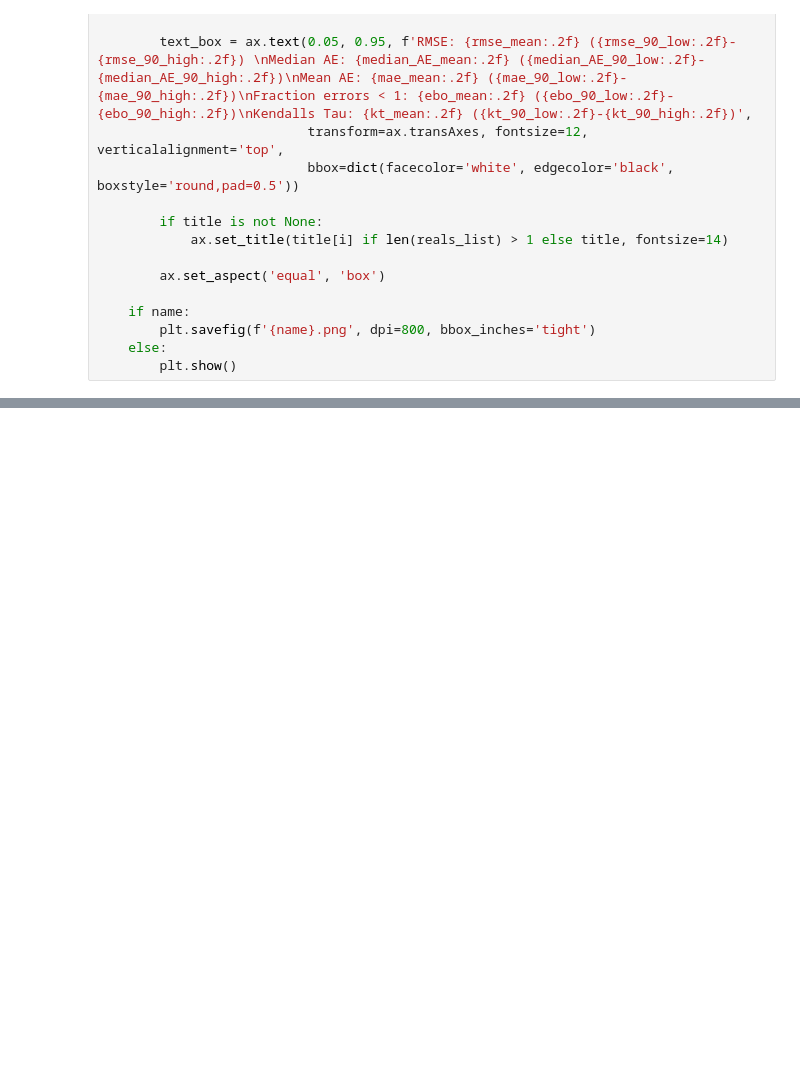
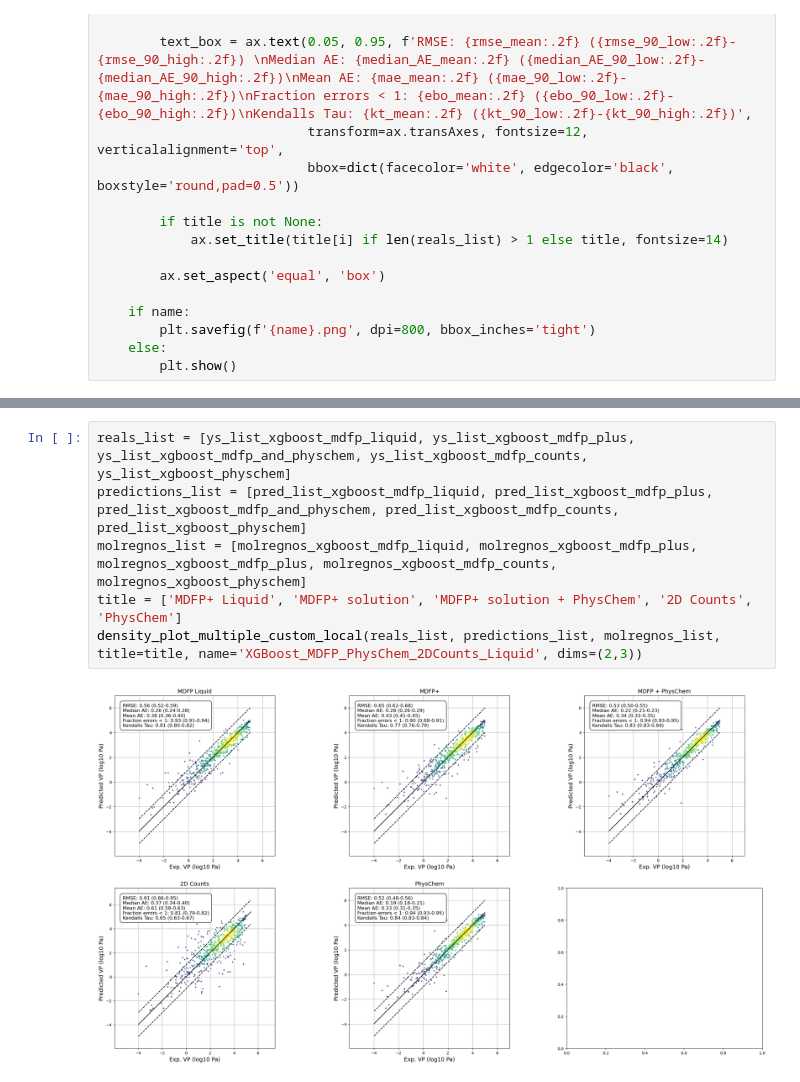
Before and after one commit to Cschiebroek/mdfptools, a Jupyter notebook: carl/data_curation/liquid_test_result.ipynb, the cells around one changed output, grey strips where cells are left out. Saved outputs shown, nothing was run; the diff lists cells and outputs as text; blank space fills up the shorter version.

```diff
--- a/carl/data_curation/liquid_test_result.ipynb
+++ b/carl/data_curation/liquid_test_result.ipynb
@@ -233,0 +322,8 @@ density_plot_multiple_custom_local(reals_list, predictions_list, molregnos_list,
+# %%
+reals_list = [ys_list_xgboost_mdfp_liquid, ys_list_xgboost_mdfp_plus, ys_list_xgboost_mdfp_and_physchem, ys_list_xgboost_mdfp_counts, ys_list_xgboost_physchem]
+predictions_list = [pred_list_xgboost_mdfp_liquid, pred_list_xgboost_mdfp_plus, pred_list_xgboost_mdfp_and_physchem, pred_list_xgboost_mdfp_counts, pred_list_xgboost_physchem]
+molregnos_list = [molregnos_xgboost_mdfp_liquid, molregnos_xgboost_mdfp_plus, molregnos_xgboost_mdfp_plus, molregnos_xgboost_mdfp_counts, molregnos_xgboost_physchem]
+title = ['MDFP+ Liquid', 'MDFP+ solution', 'MDFP+ solution + PhysChem', '2D Counts', 'PhysChem']
+density_plot_multiple_custom_local(reals_list, predictions_list, molregnos_list, title=title, name='XGBoost_MDFP_PhysChem_2DCounts_Liquid', dims=(2,3))
+# %% [output]
+[figure, added]
```
Also changed, not shown: parts of 9 cells of this notebook, 30 other files.
